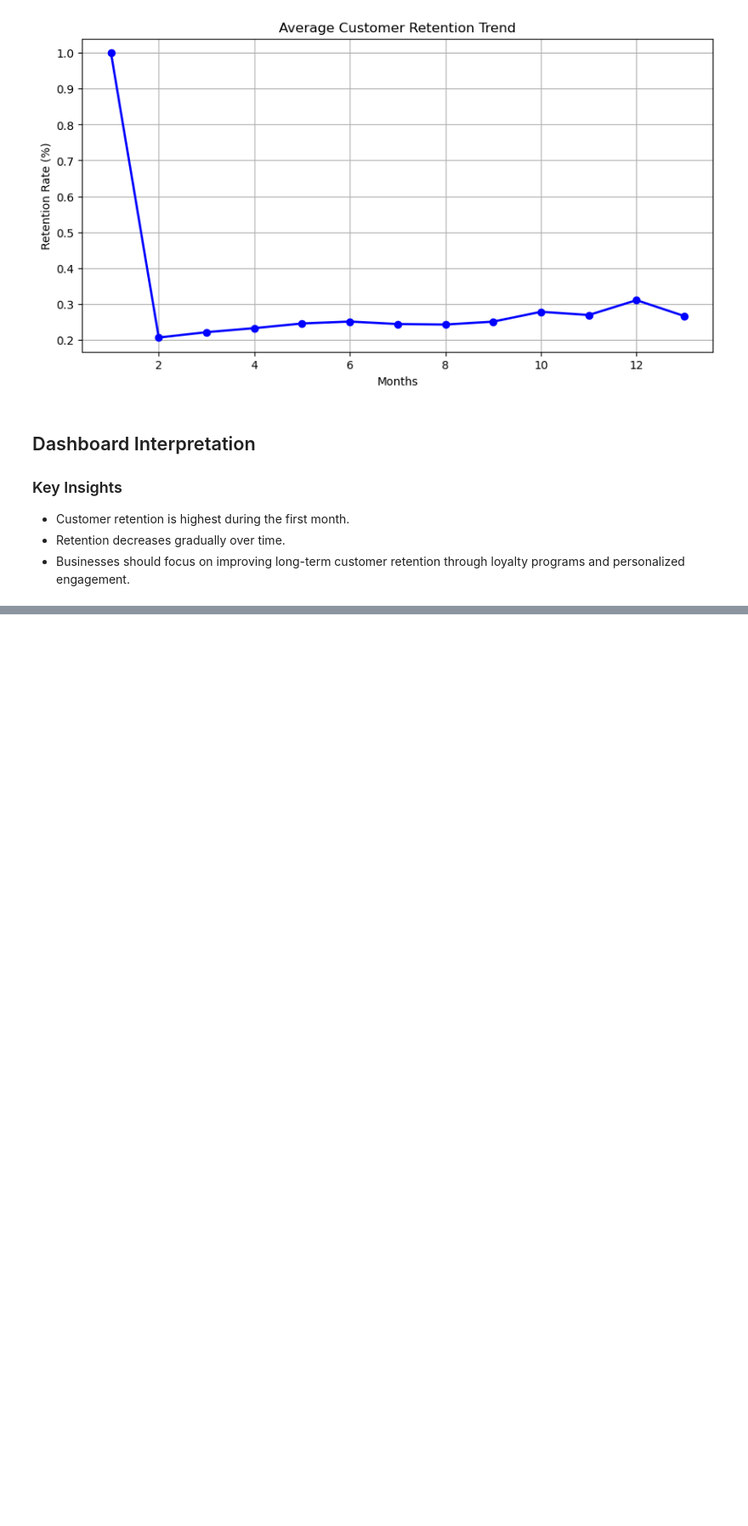
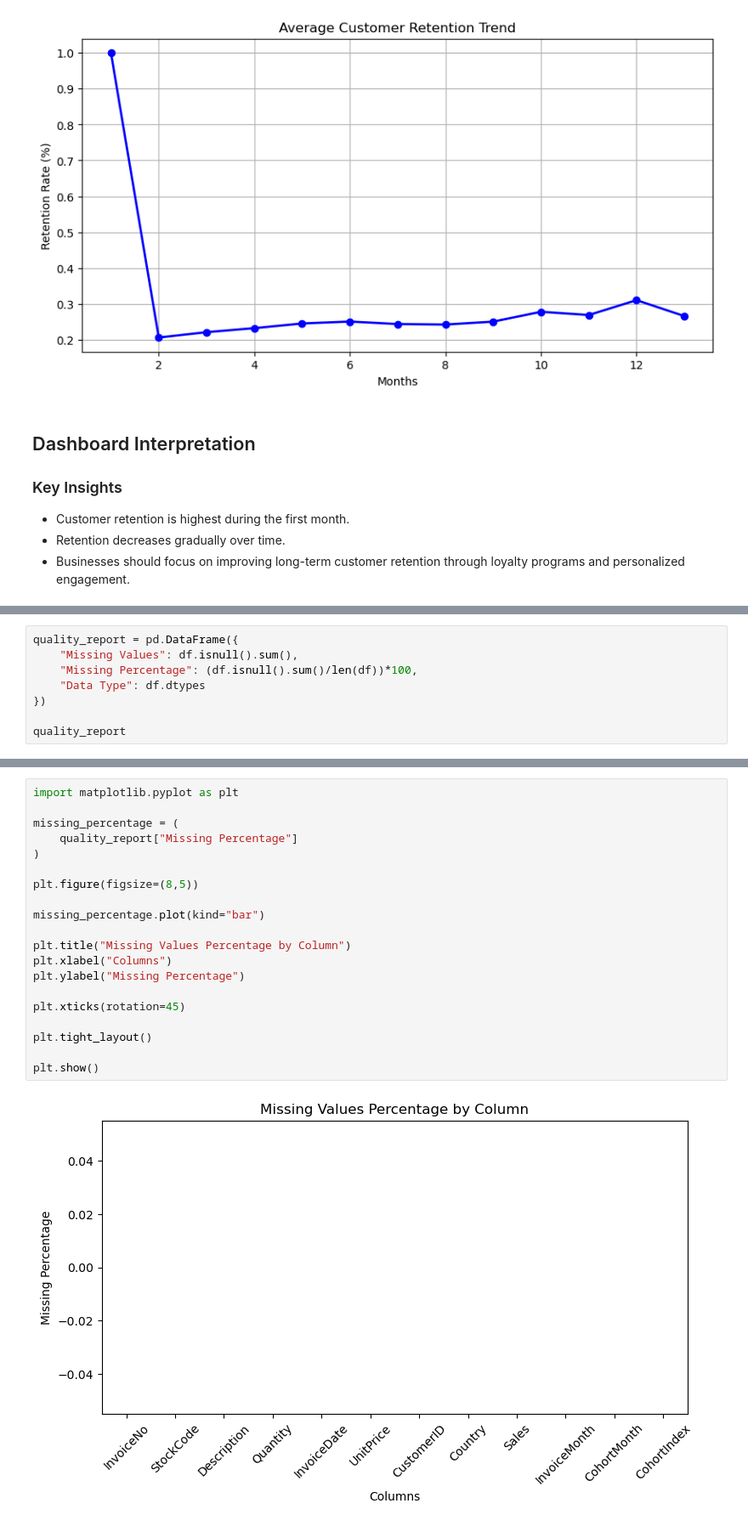
Before and after one commit to jyotidamji270804/cohort-retention-cltv-analysis, a Jupyter notebook: notebooks/01_data_cleaning.ipynb, the cells around one changed output, grey strips where cells are left out. Shown at 85% size. Saved outputs shown, nothing was run; the diff lists cells and outputs as text; blank space fills up the shorter version.

Commit message:
feat: enhance data quality assessment and advanced customer analytics

```diff
--- a/notebooks/01_data_cleaning.ipynb
+++ b/notebooks/01_data_cleaning.ipynb
@@ -380,0 +433,8 @@ plt.show()
+# %%
+quality_report = pd.DataFrame({
+    "Missing Values": df.isnull().sum(),
+    "Missing Percentage": (df.isnull().sum()/len(df))*100,
+    "Data Type": df.dtypes
+})
+
+quality_report
@@ -380,0 +455,22 @@ plt.show()
+# %%
+import matplotlib.pyplot as plt
+
+missing_percentage = (
+    quality_report["Missing Percentage"]
+)
+
+plt.figure(figsize=(8,5))
+
+missing_percentage.plot(kind="bar")
+
+plt.title("Missing Values Percentage by Column")
+plt.xlabel("Columns")
+plt.ylabel("Missing Percentage")
+
+plt.xticks(rotation=45)
+
+plt.tight_layout()
+
+plt.show()
+# %% [output]
+[figure, added]
```
Also changed, not shown: parts of 4 cells of this notebook, 1 other file.
